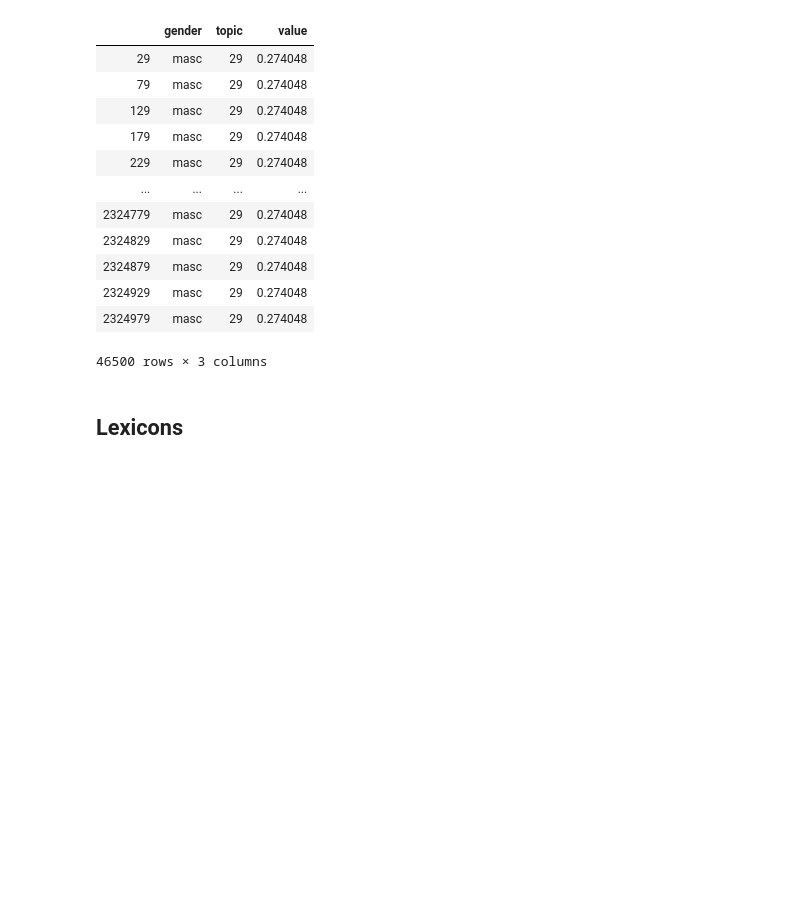
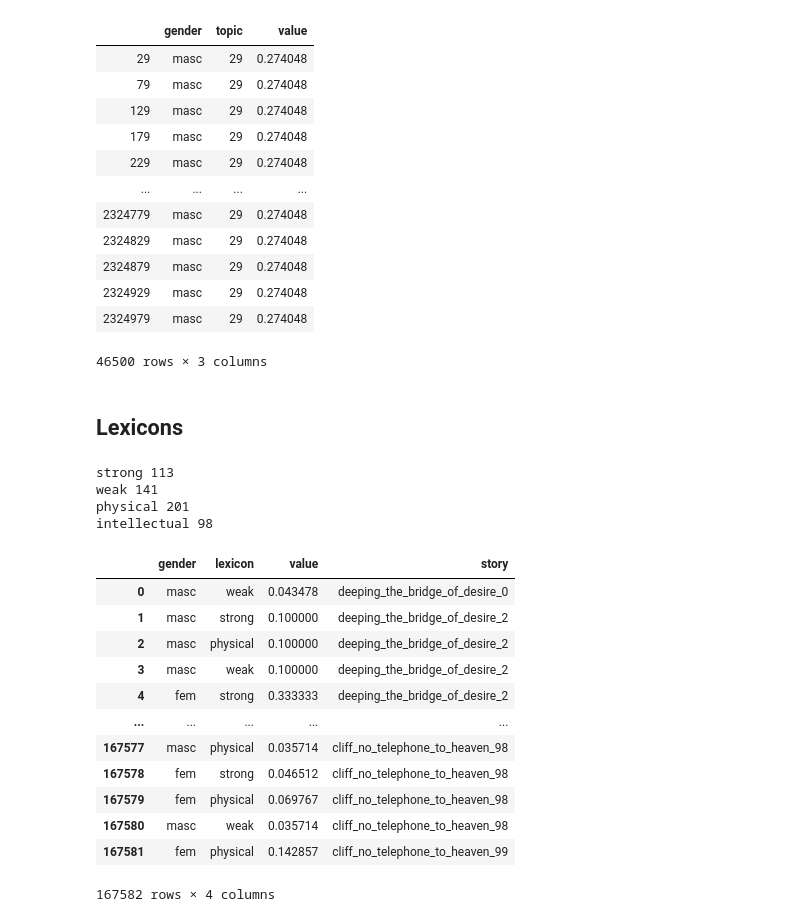
Before and after one commit to lucy3/gpt3_gender, a Jupyter notebook: code/character_viz.ipynb, the cells around one changed output. Cells and saved outputs as stored; diff of their text form; code cells hidden in the pictures; blank space fills up the shorter version.

```diff
--- a/code/character_viz.ipynb
+++ b/code/character_viz.ipynb
@@ -276,0 +312,7 @@ topic_29
+# %%
+for k in lexicon_d: print(k, len(lexicon_d[k]))
+# %% [output]
+strong 113
+weak 141
+physical 201
+intellectual 98
@@ -276,0 +352,17 @@ topic_29
+# %%
+df = pd.DataFrame.from_dict(d)
+df
+# %% [output]
+|  | gender | lexicon | value | story |
+| 0 | masc | weak | 0.043478 | deeping_the_bridge_of_desire_0 |
+| 1 | masc | strong | 0.100000 | deeping_the_bridge_of_desire_2 |
+| 2 | masc | physical | 0.100000 | deeping_the_bridge_of_desire_2 |
+| 3 | masc | weak | 0.100000 | deeping_the_bridge_of_desire_2 |
+| 4 | fem | strong | 0.333333 | deeping_the_bridge_of_desire_2 |
+| ... | ... | ... | ... | ... |
+| 167577 | masc | physical | 0.035714 | cliff_no_telephone_to_heaven_98 |
+| 167578 | fem | strong | 0.046512 | cliff_no_telephone_to_heaven_98 |
+| 167579 | fem | physical | 0.069767 | cliff_no_telephone_to_heaven_98 |
+| 167580 | masc | weak | 0.035714 | cliff_no_telephone_to_heaven_98 |
+| 167581 | fem | physical | 0.142857 | cliff_no_telephone_to_heaven_99 |
+167582 rows × 4 columns
```
Also changed, not shown: parts of 11 cells of this notebook, 1 other file.
